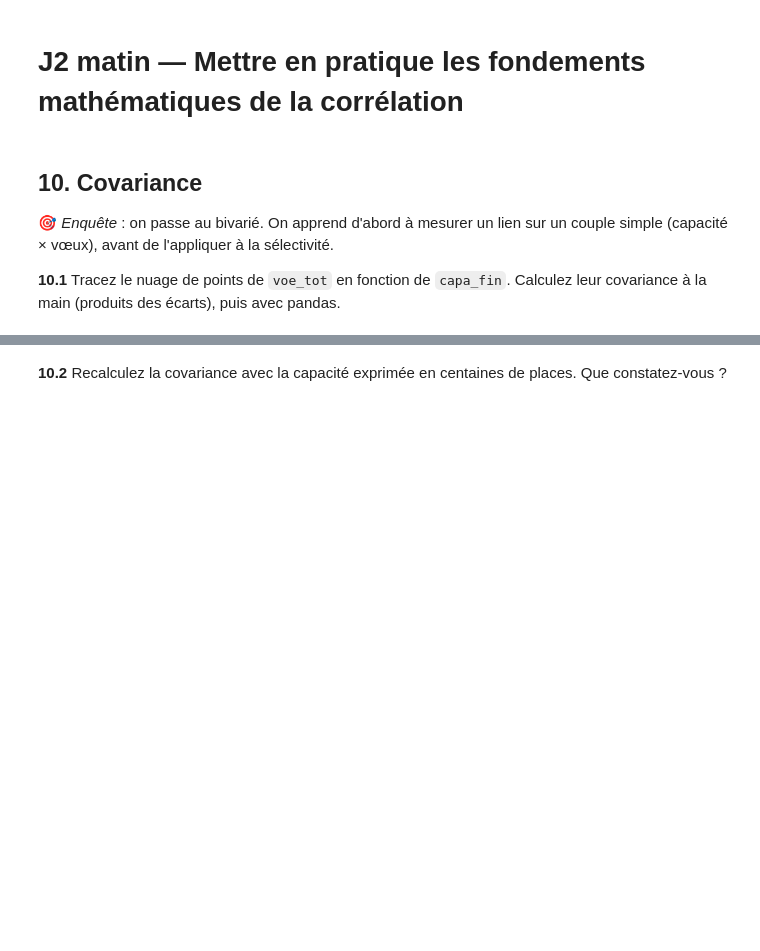
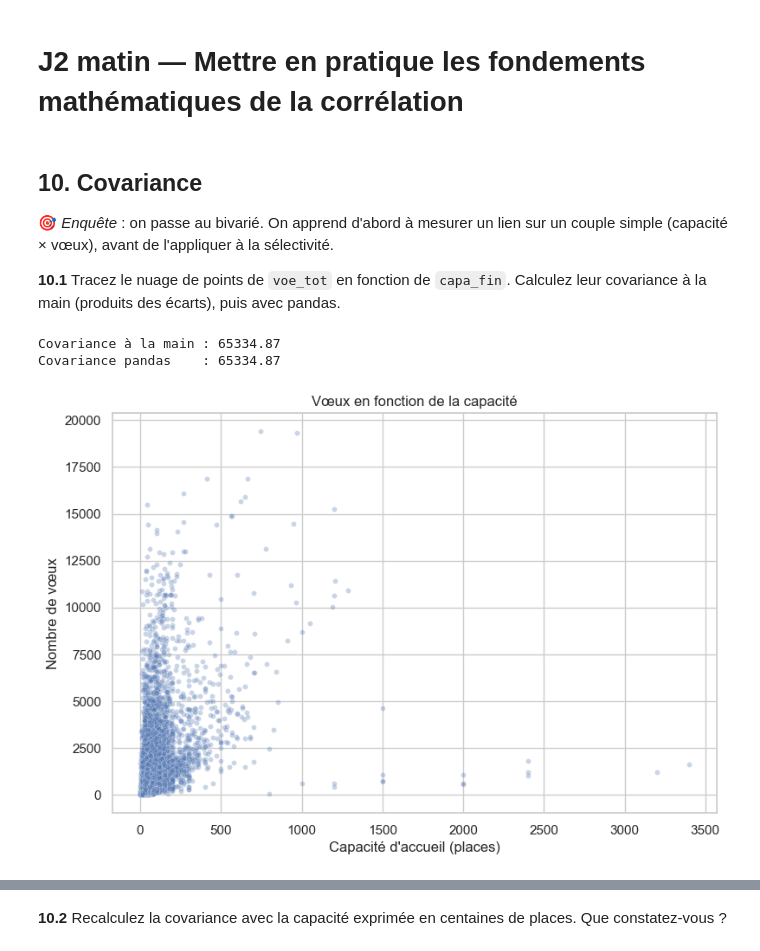
Before and after one commit to Atabbi/Analyse-Univari-, a Jupyter notebook: TP_Parcoursup.ipynb, the cells around one changed output, grey strips where cells are left out. Drawn from its saved outputs; the diff is of its cells as text; code cells hidden in the pictures; blank space fills up the shorter version.

```diff
--- a/TP_Parcoursup.ipynb
+++ b/TP_Parcoursup.ipynb
@@ -615,3 +737,23 @@ Vous disposez maintenant de toute la méthode. Analysez **seuls** les deux varia
 🎯 *Enquête* : on passe au bivarié. On apprend d'abord à mesurer un lien sur un couple simple (capacité × vœux), avant de l'appliquer à la sélectivité.
 
 **10.1** Tracez le nuage de points de `voe_tot` en fonction de `capa_fin`. Calculez leur covariance à la main (produits des écarts), puis avec pandas.
+# %%
+x = df['capa_fin']
+y = df['voe_tot']
+n = len(x)
+
+cov_manuelle = ((x - x.mean()) * (y - y.mean())).sum() / (n - 1)
+
+print(f"Covariance à la main : {cov_manuelle:.2f}")
+print(f"Covariance pandas    : {x.cov(y):.2f}")
+
+plt.figure(figsize=(9, 6))
+sns.scatterplot(data=df, x='capa_fin', y='voe_tot', alpha=0.3, s=18, color='#4C72B0')
+plt.xlabel("Capacité d'accueil (places)")
+plt.ylabel("Nombre de vœux")
+plt.title("Vœux en fonction de la capacité")
+plt.show()
+# %% [output]
+Covariance à la main : 65334.87
+Covariance pandas    : 65334.87
+[figure, added]
```
Also changed, not shown: parts of 35 cells of this notebook.
